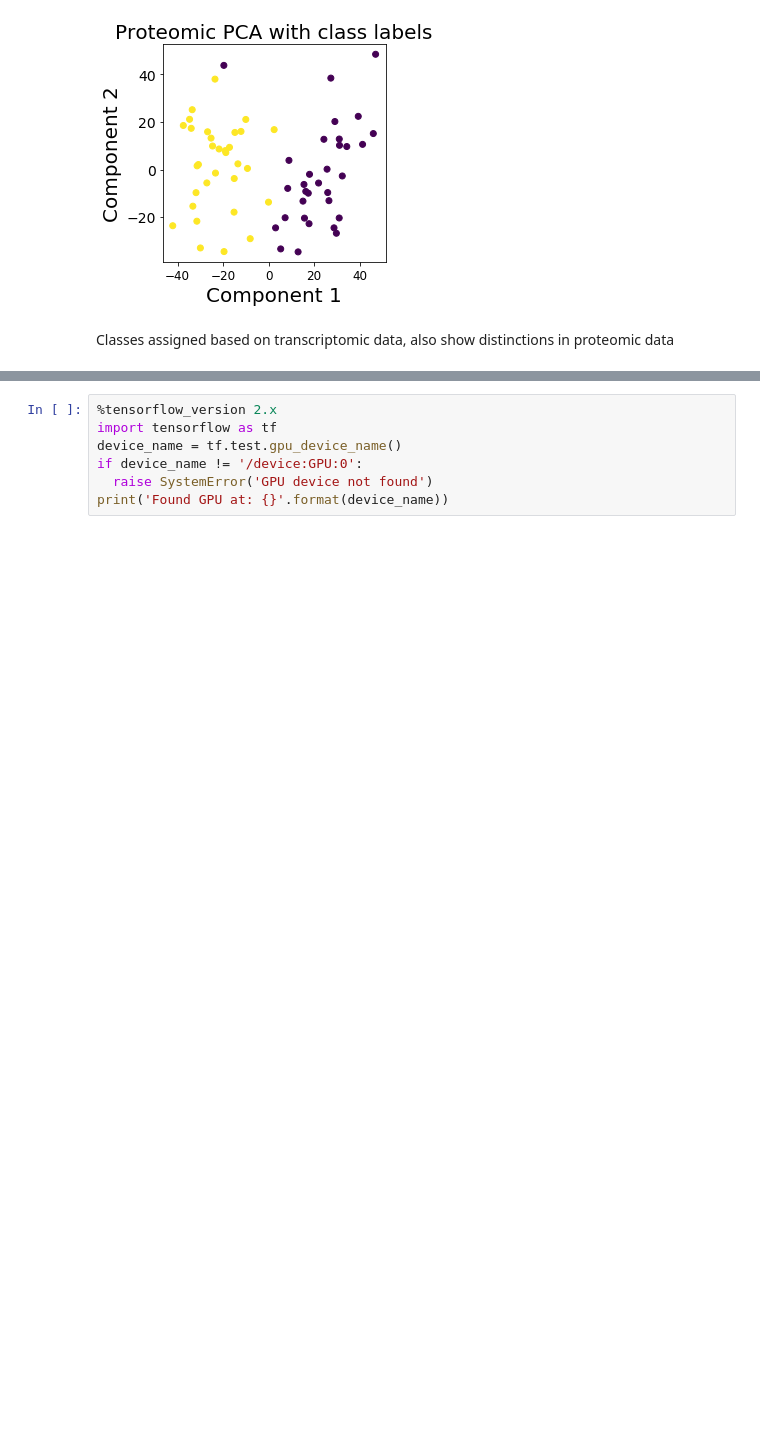
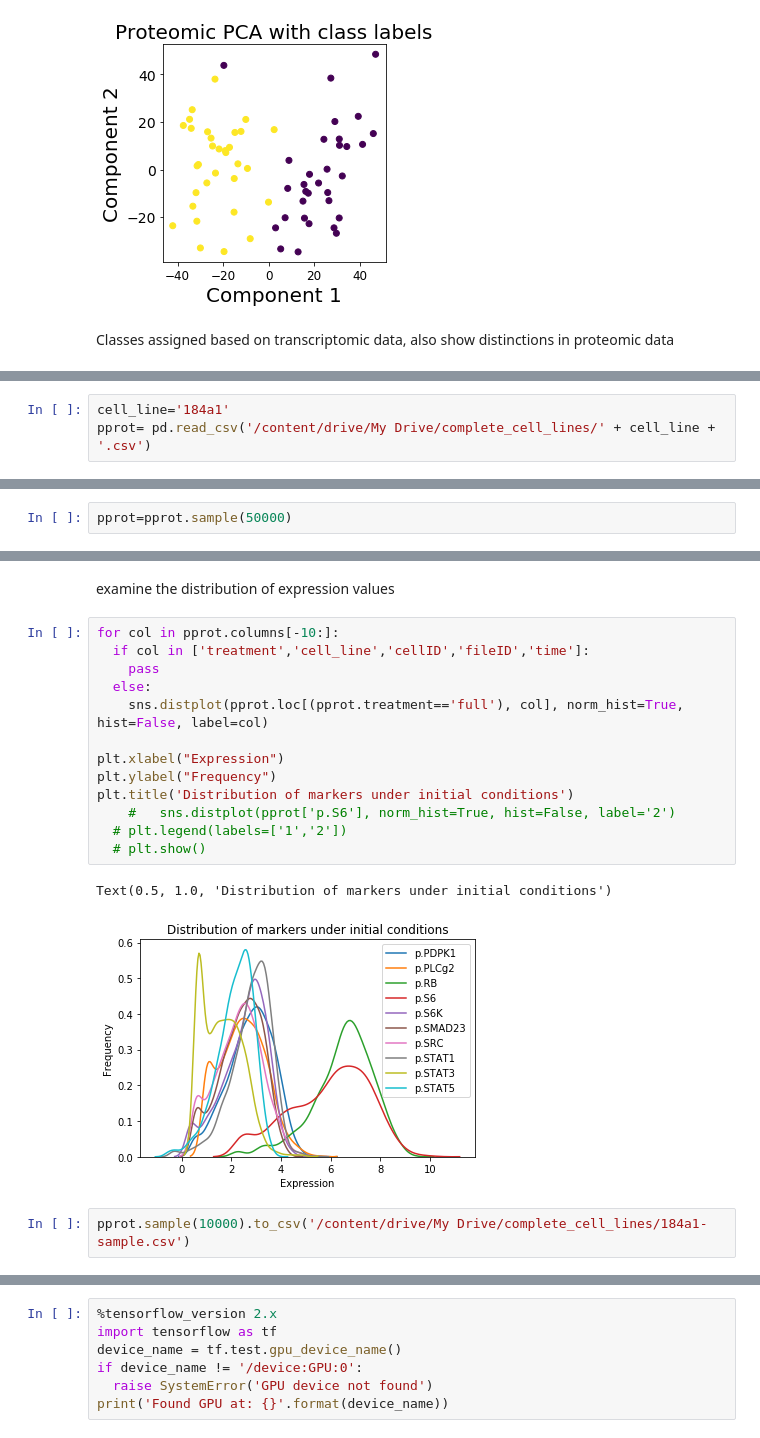
Before and after one commit to jtwang1027/cancer_omics, a Jupyter notebook: cell_line_exploration.ipynb, the cells around one changed output, grey strips where cells are left out. Drawn from its saved outputs; the diff is of its cells as text; blank space fills up the shorter version.

```diff
--- a/cell_line_exploration.ipynb
+++ b/cell_line_exploration.ipynb
@@ -147,0 +160,3 @@ Classes assigned based on transcriptomic data, also show distinctions in proteom
+# %%
+cell_line='184a1'
+pprot= pd.read_csv('/content/drive/My Drive/complete_cell_lines/' + cell_line + '.csv')
@@ -147,0 +165,2 @@ Classes assigned based on transcriptomic data, also show distinctions in proteom
+# %%
+pprot=pprot.sample(50000)
@@ -148 +179,21 @@ Classes assigned based on transcriptomic data, also show distinctions in proteom
+# %% [markdown]
+examine the distribution of expression values
+# %%
+for col in pprot.columns[-10:]:
+  if col in ['treatment','cell_line','cellID','fileID','time']:
+    pass
+  else:
+    sns.distplot(pprot.loc[(pprot.treatment=='full'), col], norm_hist=True, hist=False, label=col)
+
+plt.xlabel("Expression")
+plt.ylabel("Frequency")
+plt.title('Distribution of markers under initial conditions')
+    #   sns.distplot(pprot['p.S6'], norm_hist=True, hist=False, label='2')
+  # plt.legend(labels=['1','2'])
+  # plt.show()
+# %% [output]
+Text(0.5, 1.0, 'Distribution of markers under initial conditions')
+[figure, added]
+# %%
+pprot.sample(10000).to_csv('/content/drive/My Drive/complete_cell_lines/184a1-sample.csv')
 # %%
```
Also changed, not shown: parts of 32 cells of this notebook.
